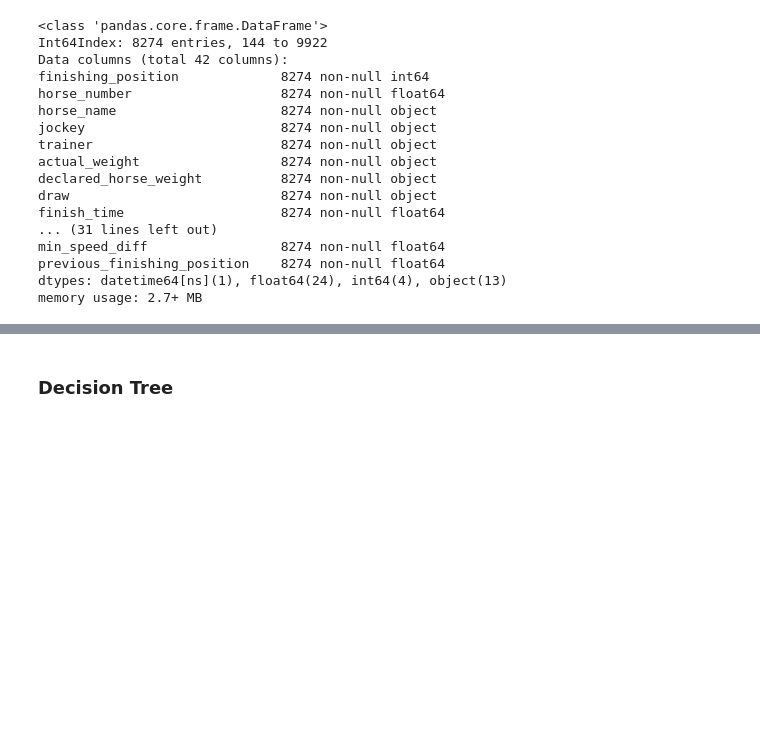
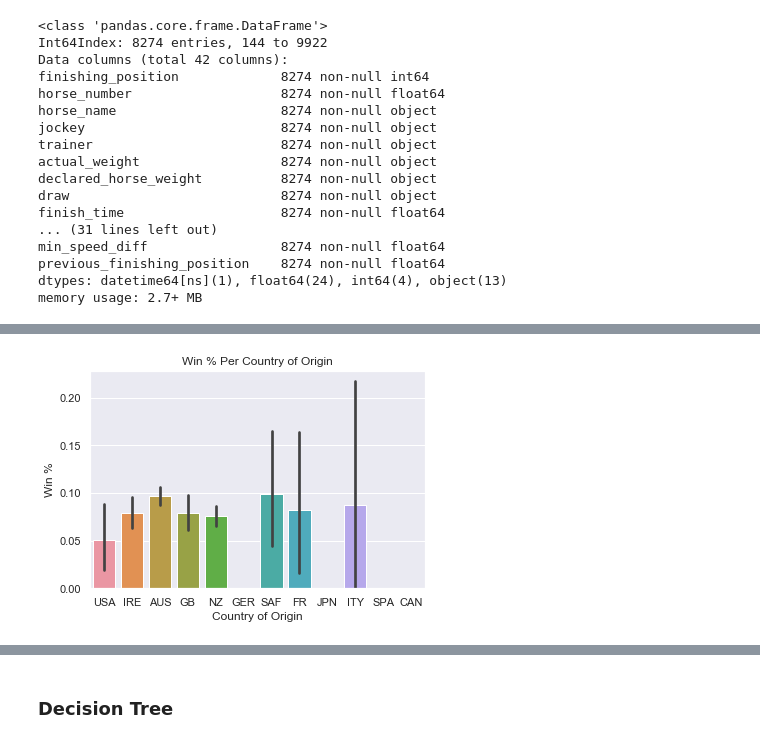
Before and after one commit to timhugele/Hong_Kong_Horse_Racing, a Jupyter notebook: Module_3_Project_HK_Horse_Racing.ipynb, the cells around one changed output, grey strips where cells are left out. Cells and saved outputs as stored; diff of their text form; code cells hidden in the pictures; blank space fills up the shorter version.

```diff
--- a/Module_3_Project_HK_Horse_Racing.ipynb
+++ b/Module_3_Project_HK_Horse_Racing.ipynb
@@ -683,0 +621,8 @@ memory usage: 2.7+ MB
+# %%
+sns.barplot(horse['origin'],horse['win'])
+plt.title("Win % Per Country of Origin")
+plt.xlabel("Country of Origin")
+plt.ylabel("Win %")
+plt.show()
+# %% [output]
+[figure, added]
```
Also changed, not shown: parts of 122 cells of this notebook.
